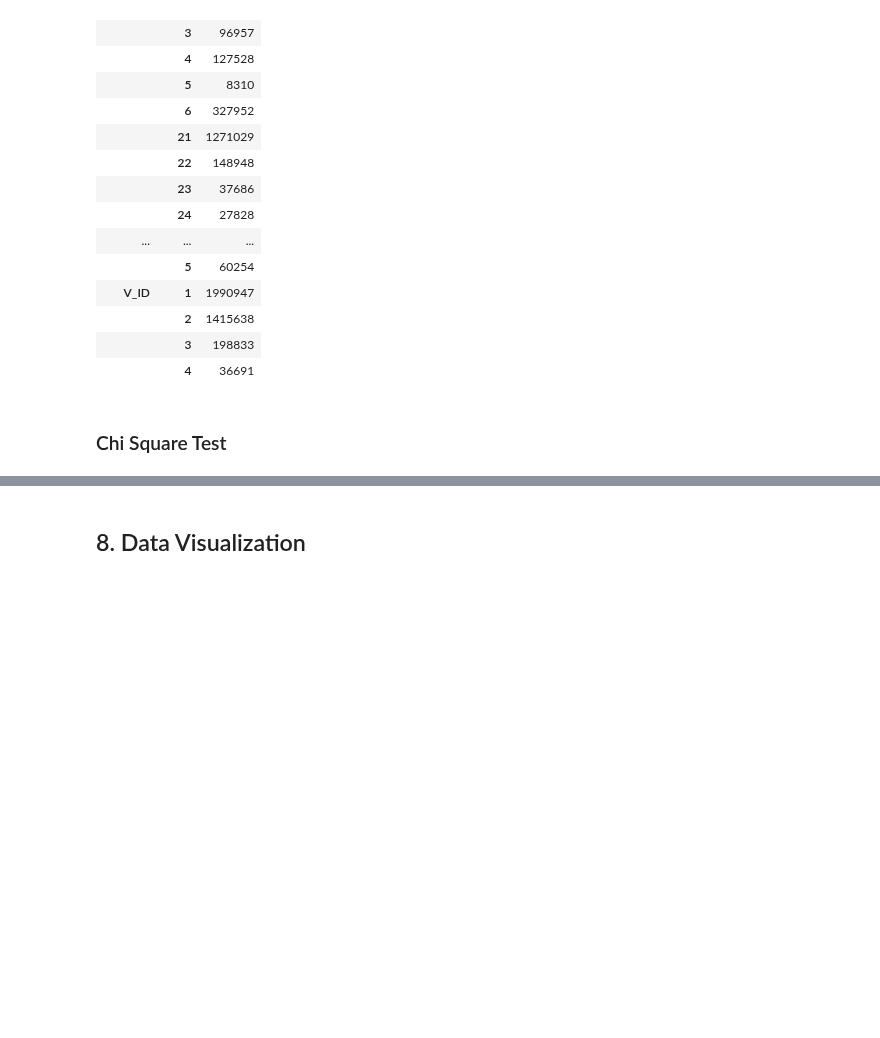
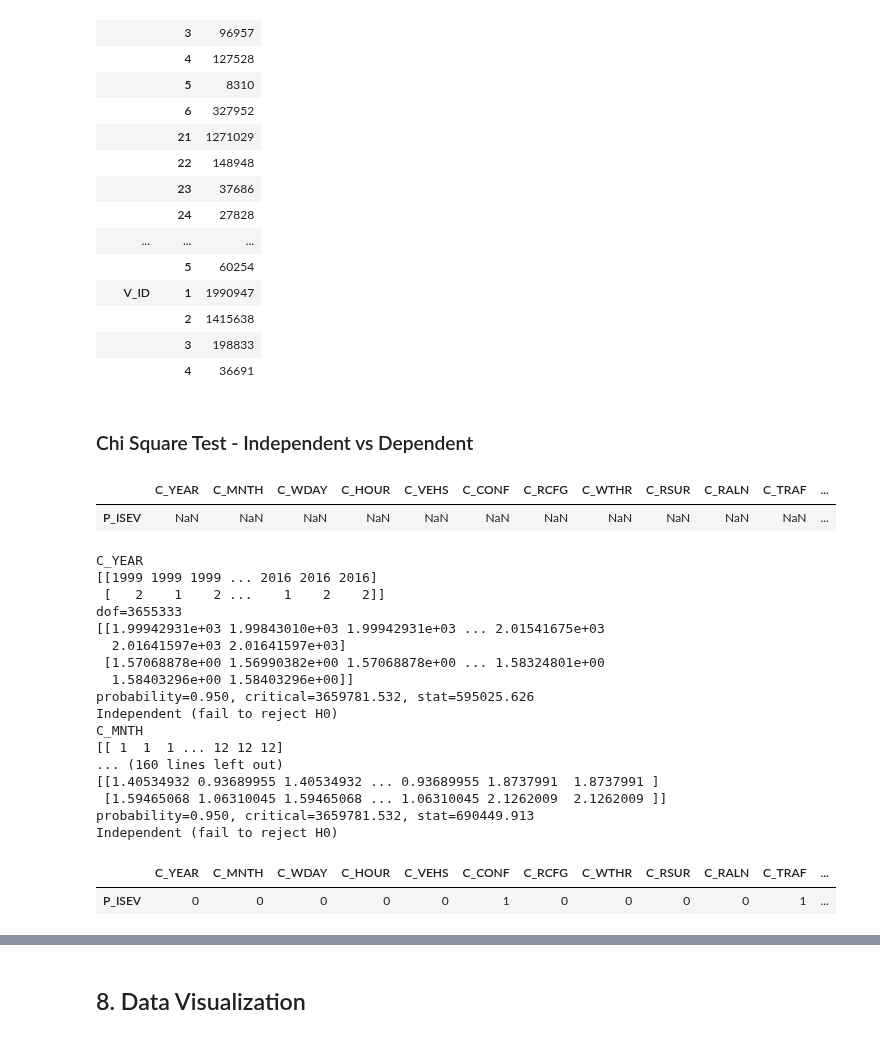
Before and after one commit to pgunabal/Capstone_CKME136_Winter_2018, a Jupyter notebook: CKME136_2018_Exploratory_Data_Analysis.ipynb, the cells around one changed output, grey strips where cells are left out. Saved outputs shown, nothing was run; the diff lists cells and outputs as text; code cells hidden in the pictures; blank space fills up the shorter version.

```diff
--- a/CKME136_2018_Exploratory_Data_Analysis.ipynb
+++ b/CKME136_2018_Exploratory_Data_Analysis.ipynb
@@ -282,4 +276,4 @@ display(pd.pivot_table(df_levels,index=['Column', 'Level']))
 |  | 3 | 198833 |
 |  | 4 | 36691 |
 # %% [markdown]
-### Chi Square Test
+### Chi Square Test - Independent vs Dependent
@@ -287,0 +280,66 @@ display(pd.pivot_table(df_levels,index=['Column', 'Level']))
+# %%
+# modified code from https://machinelearningmastery.com/chi-squared-test-for-machine-learning/
+
+# chi-squared test with similar proportions
+from scipy.stats import chi2_contingency
+from scipy.stats import chi2
+
+cat_1 = df['P_ISEV']
+
+df_chi_dep_vs_indep = pd.DataFrame(columns=[df.columns[0: len(df.columns) -1]], index = ['P_ISEV'])
+display(df_chi_dep_vs_indep)
+
+for col in df.columns[0: len(df.columns) -1]:
+    print(col)
+
+    # contingency table
+    table = np.array([df[col], cat_1])
+    print(table)
+    #table_array = np.array(table_series, dtype=pd.Series)
+    #print(type(table))
+
+    stat, p, dof, expected = chi2_contingency(table)
+    print('dof=%d' % dof)
+    print(expected)
+
+    # interpret test-statistic
+    prob = 0.95
+    critical = chi2.ppf(prob, dof)
+    print('probability=%.3f, critical=%.3f, stat=%.3f' % (prob, critical, stat))
+    if abs(stat) >= critical:
+        print('Dependent (reject H0)')
+        df_chi_dep_vs_indep.loc['P_ISEV',col] = 1
+    else:
+        print('Independent (fail to reject H0)')
+        df_chi_dep_vs_indep.loc['P_ISEV',col] = 0
+
+    # interpret p-value
+    #alpha = 1.0 - prob
+    #print('significance=%.3f, p=%.3f' % (alpha, p))
+    #if p <= alpha:
+    #    print('Dependent (reject H0)')
+    #else:
+    #    print('Independent (fail to reject H0)')
+display(df_chi_dep_vs_indep)
+# %% [output]
+|  | C_YEAR | C_MNTH | C_WDAY | C_HOUR | C_VEHS | C_CONF | C_RCFG | C_WTHR | C_RSUR | C_RALN | C_TRAF | ... |
+| P_ISEV | NaN | NaN | NaN | NaN | NaN | NaN | NaN | NaN | NaN | NaN | NaN | ... |
+C_YEAR
+[[1999 1999 1999 ... 2016 2016 2016]
+ [   2    1    2 ...    1    2    2]]
+dof=3655333
+[[1.99942931e+03 1.99843010e+03 1.99942931e+03 ... 2.01541675e+03
+  2.01641597e+03 2.01641597e+03]
+ [1.57068878e+00 1.56990382e+00 1.57068878e+00 ... 1.58324801e+00
+  1.58403296e+00 1.58403296e+00]]
+probability=0.950, critical=3659781.532, stat=595025.626
+Independent (fail to reject H0)
+C_MNTH
+[[ 1  1  1 ... 12 12 12]
+... (160 lines left out)
+[[1.40534932 0.93689955 1.40534932 ... 0.93689955 1.8737991  1.8737991 ]
+ [1.59465068 1.06310045 1.59465068 ... 1.06310045 2.1262009  2.1262009 ]]
+probability=0.950, critical=3659781.532, stat=690449.913
+Independent (fail to reject H0)
+|  | C_YEAR | C_MNTH | C_WDAY | C_HOUR | C_VEHS | C_CONF | C_RCFG | C_WTHR | C_RSUR | C_RALN | C_TRAF | ... |
+| P_ISEV | 0 | 0 | 0 | 0 | 0 | 1 | 0 | 0 | 0 | 0 | 1 | ... |
```
Also changed, not shown: parts of 8 cells of this notebook.
